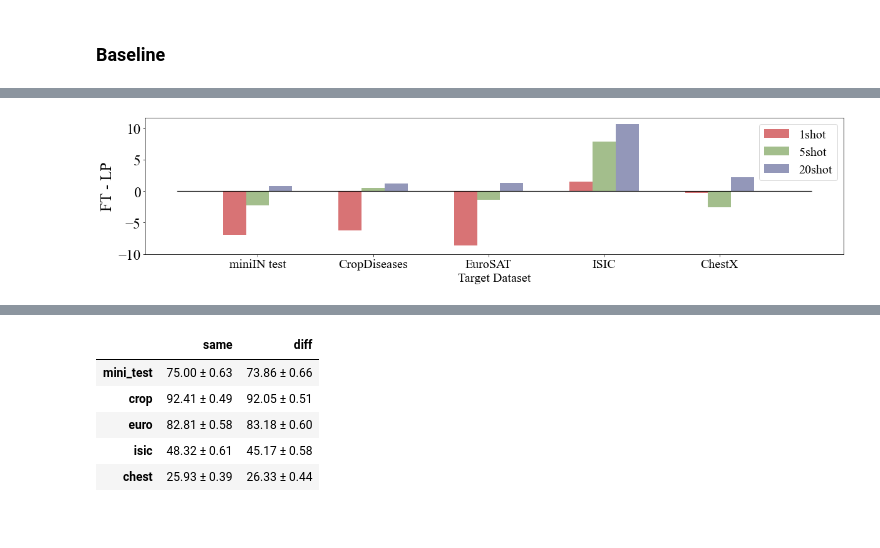
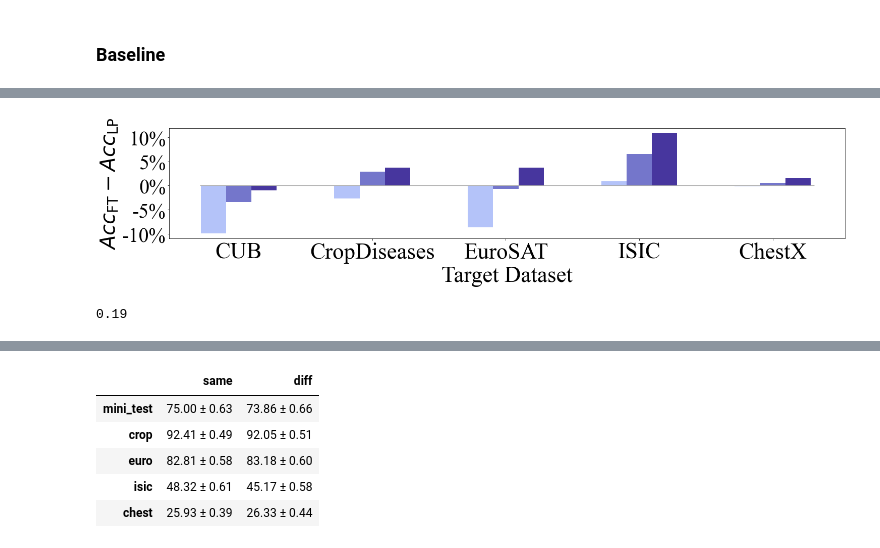
Before and after one commit to kimyuji/Fine-tune-with-Few-Samples, a Jupyter notebook: check_acc.ipynb, the cells around one changed output, grey strips where cells are left out. Cells and saved outputs as stored; diff of their text form; code cells hidden in the pictures.

```diff
--- a/check_acc.ipynb
+++ b/check_acc.ipynb
@@ -31,3 +101,21 @@ matplotlib.rcParams['font.family'] = myfonts
 # %%
-result_f
+result = pd.DataFrame(None, index=datas_full, columns=['01shot', '05shot', '20shot'])
+for data in result.index:
+    for types in result.columns:
+        path = "./logs/baseline/output/resnet18_base_LS_default/{}/05way_0{}_head_default/test_history.csv".format(data, types)
+        test_acc = pd.read_csv(path, index_col='Unnamed: 0')
+        acc = '{:.2f} ± {:.2f}'.format(test_acc.mean()[-1] * 100,
+                                                 1.96 * test_acc.std()[-1] / np.sqrt(600) * 100)
+        result.loc[data][types] = acc
+display(result.T)
+print()
+result = pd.DataFrame(None, index=datas_full, columns=['01shot', '05shot', '20shot'])
+for data in result.index:
+    for types in result.columns:
+        path = "./logs/baseline/output/resnet18_base_LS_default/{}/05way_0{}_full_default/test_history.csv".format(data, types)
+        test_acc = pd.read_csv(path, index_col='Unnamed: 0')
+        acc = '{:.2f} ± {:.2f}'.format(test_acc.mean()[-1] * 100,
+                                                 1.96 * test_acc.std()[-1] / np.sqrt(600) * 100)
+        result.loc[data][types] = acc
+display(result.T)
 # %% [output]
@@ -49,65 +187,57 @@ array([-6.948889  , -6.28888908, -8.66000022,  1.53111122, -0.31111116])
 # %%
 # 채도 줄이기 0선 그리기
-result_f = pd.DataFrame(None, index=datas, columns=['01shot', '05shot', '20shot'])
+result_f = pd.DataFrame(None, index=['cub', 'crop', 'euro', 'isic', 'chest'], columns=['01shot', '05shot', '20shot'])
 for data in result_f.index:
     for bs in result_f.columns:
-        path = "./logs/baseline/output/resnet10_simclr_LS_default/{}/05way_0{}_full_default/".format(data, bs)
+        path = "./logs/baseline/output/resnet18_base_LS_default/{}/05way_0{}_full_default/".format(data, bs)
         test_acc = pd.read_csv(path+"test_history.csv", index_col='Unnamed: 0')
         acc = test_acc.mean()[-1] * 100
         result_f.loc[data][bs] = acc
 
-result_h = pd.DataFrame(None, index=datas, columns=['01shot', '05shot', '20shot'])
+result_h = pd.DataFrame(None, index=['cub', 'crop', 'euro', 'isic', 'chest'], columns=['01shot', '05shot', '20shot'])
 for data in result_h.index:
     for bs in result_h.columns:
-        path = "./logs/baseline/output/resnet10_simclr_LS_default/{}/05way_0{}_head_default/".format(data, bs)
+        path = "./logs/baseline/output/resnet18_base_LS_default/{}/05way_0{}_head_default/".format(data, bs)
         test_acc = pd.read_csv(path+"test_history.csv", index_col='Unnamed: 0')
         acc = test_acc.mean()[-1] * 100
         result_h.loc[data][bs] = acc
 
 result = result_f - result_h
 
+
 shot_lst = ['01shot', '05shot', '20shot']
 
 # 그림 사이즈, 바 굵기 조정
-fig, ax = plt.subplots(figsize=(20,4))
-bar_width = 0.2
+fig, ax = plt.subplots(figsize=(24,4))
+bar_width = 0.19
 
 # 연도가 4개이므로 0, 1, 2, 3 위치를 기준으로 삼음
 index = np.arange(5)
 
 # 각 연도별로 3개 샵의 bar를 순서대로 나타내는 과정, 각 그래프는 0.25의 간격을 두고 그려짐
 
-b1 = plt.bar(index, result.loc[:, '01shot'].values.astype('float'), bar_width, alpha=0.6, color='#BF161A', label='1shot')
+b1 = plt.bar(index, result.loc[:, '01shot'].values.astype('float'), bar_width, alpha=0.8, color='#a1b5f8', label='k=1')
 
-b2 = plt.bar(index + bar_width, result.loc[:, '05shot'].values.astype('float'), bar_width, alpha=1.0, color='#A3BE8C', label='5shot')
+b2 = plt.bar(index + bar_width, result.loc[:, '05shot'].values.astype('float'), bar_width, alpha=1.0, color='#7476cb', label='k=5')
 
-b3 = plt.bar(index + 2*bar_width, result.loc[:, '20shot'].values.astype('float'), bar_width, alpha=0.6, color='#4B528B80', label='20shot')
+b3 = plt.bar(index + 2*bar_width, result.loc[:, '20shot'].values.astype('float'), bar_width, alpha=1, color='#47369e', label='k=20')
 
-# b4 = plt.bar(index + 3*bar_width, result_f.loc['crop'].values, bar_width, alpha=0.7, color='orange', label=None)
+plt.hlines(y=0, xmin=-0.1, xmax=4.5, color='darkgray', linewidth=1.2) # 0축
 
-# b5 = plt.bar(index + 4*bar_width, result_h.loc['euro'].values, bar_width, alpha=0.4, color='green', label='euro')
+# x축 위치를 정 가운데로 조정하고 x축의 텍스트를 year 정보와 매칭
+plt.xticks(np.arange(bar_width+0, 5 + bar_width, 1), ['CUB', 'CropDiseases', 'EuroSAT', 'ISIC', 'ChestX'], size = 45)
+plt.yticks(np.arange(-10, 11, 5), ["-10%", "-5%", "0%", "5%", "10%"], size = 40)
 
-# b6 = plt.bar(index + 5*bar_width, result_f.loc['euro'].values, bar_width, alpha=0.7, color='green', label=None)
-
-# b7 = plt.bar(index + 6*bar_width, result_h.loc['isic'].values, bar_width, alpha=0.4, color='blue', label='isic')
-
-# b8 = plt.bar(index + 7*bar_width, result_f.loc['isic'].values, bar_width, alpha=0.7, color='blue', label=None)
-
-# b9 = plt.bar(index + 8*bar_width, result_h.loc['chest'].values, bar_width, alpha=0.4, color='purple', label='chest')
-
-# b10 = plt.bar(index + 9*bar_width, result_f.loc['chest'].values, bar_width, alpha=0.7, color='purple', label=None)
-
-
-plt.hlines(y=0, xmin=-0.5, xmax=5, color='black', linewidth=1.2)
-# x축 위치를 정 가운데로 조정하고 x축의 텍스트를 year 정보와 매칭
-plt.xticks(np.arange(bar_width+0, 5 + bar_width, 1), datas_full, size = 20)
-plt.yticks(np.arange(-10, 11, 5))
 # x축, y축 이름 및 범례 설정
-plt.xlabel('Target Dataset', size = 20)
-plt.ylabel('FT - LP', size = 25)
+plt.xlabel('Target Dataset', size = 45)
+plt.ylabel('$Acc_{\sf FT}-Acc_{\sf LP}$', size = 40)
 #plt.ylim([0, 20])
-plt.legend(loc='upper right', bbox_to_anchor=(1, 1), fontsize = 20, ncol=1)
-plt.savefig('./img_pdf/full/why_full.pdf', bbox_inches='tight', format='pdf')
+#plt.legend(loc='upper right', bbox_to_anchor=(1, 1.5), fontsize = 40, ncol=3)
+plt.savefig('./img_pdf/why_full/why_full2_tiered.pdf', bbox_inches='tight', format='pdf')
 plt.show()
 # %% [output]
-[figure, old version]
+[figure, new version]
+# %%
+bar_width
+# %% [output]
+0.19
```
Also changed, not shown: parts of 16 cells of this notebook, 18 other files.
